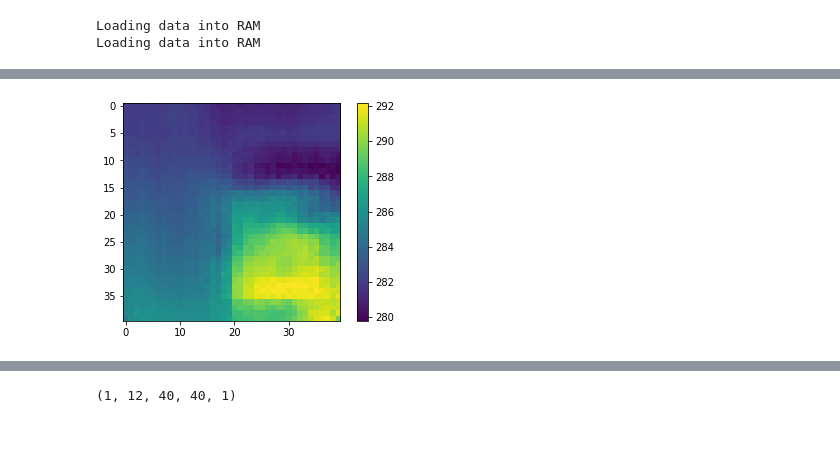
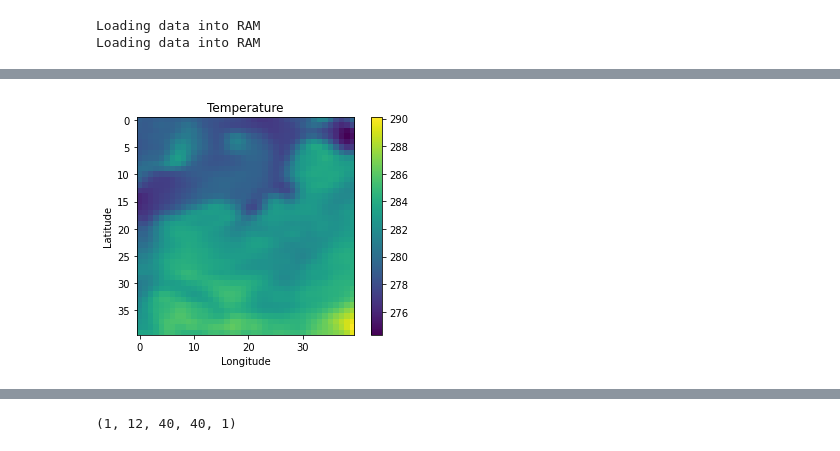
Before and after one commit to SilkeDH/lossy-ml, a Jupyter notebook: notebooks/Model_1.ipynb, the cells around one changed output, grey strips where cells are left out. Drawn from its saved outputs; the diff is of its cells as text; code cells hidden in the pictures.

```diff
--- a/notebooks/Model_1.ipynb
+++ b/notebooks/Model_1.ipynb
@@ -112,9 +91,8 @@ plt.show()
+# %%
+a = dg_train.__getitem__(2)[0]
+a_n = norm_data(a, mean, std)
+single_plot(a_n, 10, "Temperature")
+# %% [output]
+[figure, added]
 # %%
 result = model(np.expand_dims(a[0], axis=0)).numpy()
-# %%
-fig, ax = plt.subplots()
-bb = plt.imshow((result[0,10,:,:,0] * std + mean))
-fig.colorbar(bb, orientation='vertical')
-plt.show()
-# %% [output]
-[figure, removed]
```
Also changed, not shown: parts of 14 cells of this notebook, 4 other files.
